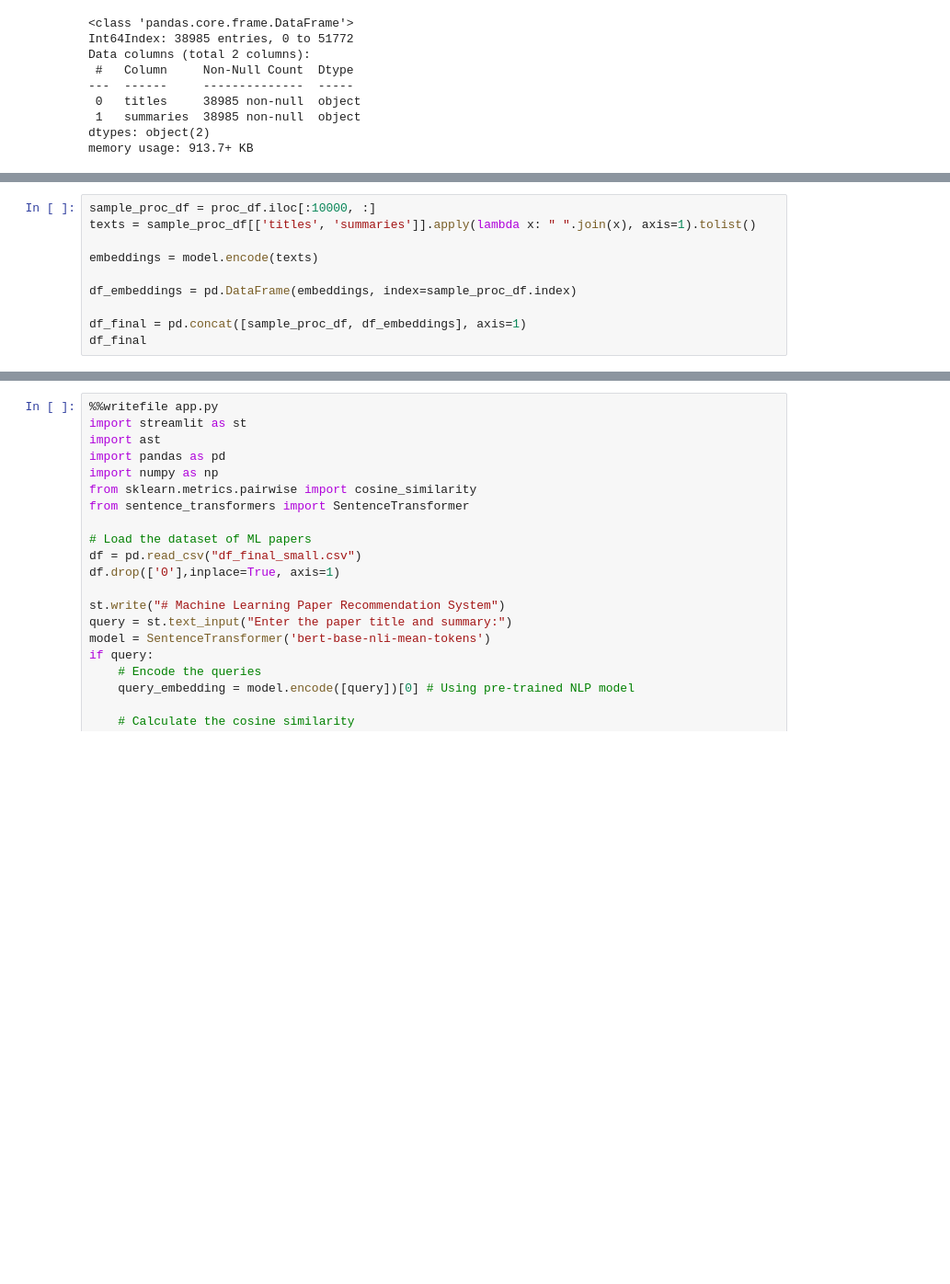
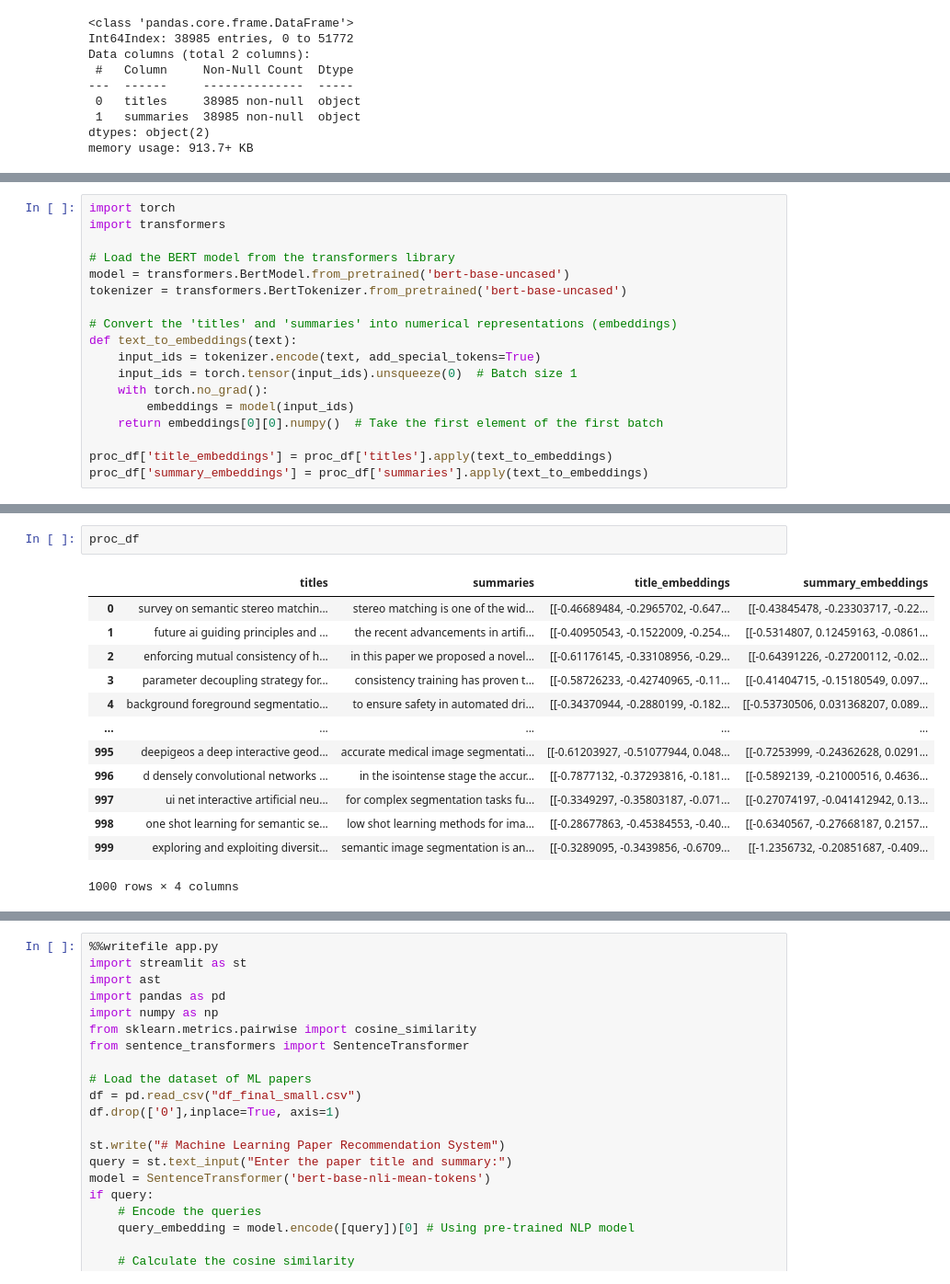
Before and after one commit to KevKibe/LSTM-Model-on-Arxiv-Data, a Jupyter notebook: ML_paper_recommendation.ipynb, the cells around one changed output, grey strips where cells are left out. Shown at 92% size. Cells and saved outputs as stored; diff of their text form; blank space fills up the shorter version.

```diff
--- a/ML_paper_recommendation.ipynb
+++ b/ML_paper_recommendation.ipynb
@@ -144,10 +146,0 @@ INFO:sentence_transformers.SentenceTransformer:Use pytorch device: cpu
-# %%
-sample_proc_df = proc_df.iloc[:10000, :]
-texts = sample_proc_df[['titles', 'summaries']].apply(lambda x: " ".join(x), axis=1).tolist()
-
-embeddings = model.encode(texts)
-
-df_embeddings = pd.DataFrame(embeddings, index=sample_proc_df.index)
-
-df_final = pd.concat([sample_proc_df, df_embeddings], axis=1)
-df_final
@@ -236,0 +149,18 @@ memory usage: 609.6+ KB
+# %%
+import torch
+import transformers
+
+# Load the BERT model from the transformers library
+model = transformers.BertModel.from_pretrained('bert-base-uncased')
+tokenizer = transformers.BertTokenizer.from_pretrained('bert-base-uncased')
+
+# Convert the 'titles' and 'summaries' into numerical representations (embeddings)
+def text_to_embeddings(text):
+    input_ids = tokenizer.encode(text, add_special_tokens=True)
+    input_ids = torch.tensor(input_ids).unsqueeze(0)  # Batch size 1
+    with torch.no_grad():
+        embeddings = model(input_ids)
+    return embeddings[0][0].numpy()  # Take the first element of the first batch
+
+proc_df['title_embeddings'] = proc_df['titles'].apply(text_to_embeddings)
+proc_df['summary_embeddings'] = proc_df['summaries'].apply(text_to_embeddings)
@@ -237,2 +171,18 @@ memory usage: 609.6+ KB
+# %%
+proc_df
+# %% [output]
+|  | titles | summaries | title_embeddings | summary_embeddings |
+| 0 | survey on semantic stereo matchin... | stereo matching is one of the wid... | [[-0.46689484, -0.2965702, -0.647... | [[-0.43845478, -0.23303717, -0.22... |
+| 1 | future ai guiding principles and ... | the recent advancements in artifi... | [[-0.40950543, -0.1522009, -0.254... | [[-0.5314807, 0.12459163, -0.0861... |
+| 2 | enforcing mutual consistency of h... | in this paper we proposed a novel... | [[-0.61176145, -0.33108956, -0.29... | [[-0.64391226, -0.27200112, -0.02... |
+| 3 | parameter decoupling strategy for... | consistency training has proven t... | [[-0.58726233, -0.42740965, -0.11... | [[-0.41404715, -0.15180549, 0.097... |
+| 4 | background foreground segmentatio... | to ensure safety in automated dri... | [[-0.34370944, -0.2880199, -0.182... | [[-0.53730506, 0.031368207, 0.089... |
+| ... | ... | ... | ... | ... |
+| 995 | deepigeos a deep interactive geod... | accurate medical image segmentati... | [[-0.61203927, -0.51077944, 0.048... | [[-0.7253999, -0.24362628, 0.0291... |
+| 996 | d densely convolutional networks ... | in the isointense stage the accur... | [[-0.7877132, -0.37293816, -0.181... | [[-0.5892139, -0.21000516, 0.4636... |
+| 997 | ui net interactive artificial neu... | for complex segmentation tasks fu... | [[-0.3349297, -0.35803187, -0.071... | [[-0.27074197, -0.041412942, 0.13... |
+| 998 | one shot learning for semantic se... | low shot learning methods for ima... | [[-0.28677863, -0.45384553, -0.40... | [[-0.6340567, -0.27668187, 0.2157... |
+| 999 | exploring and exploiting diversit... | semantic image segmentation is an... | [[-0.3289095, -0.3439856, -0.6709... | [[-1.2356732, -0.20851687, -0.409... |
+1000 rows × 4 columns
 # %%
 from google.colab import files
```
Also changed, not shown: parts of 23 cells of this notebook.
